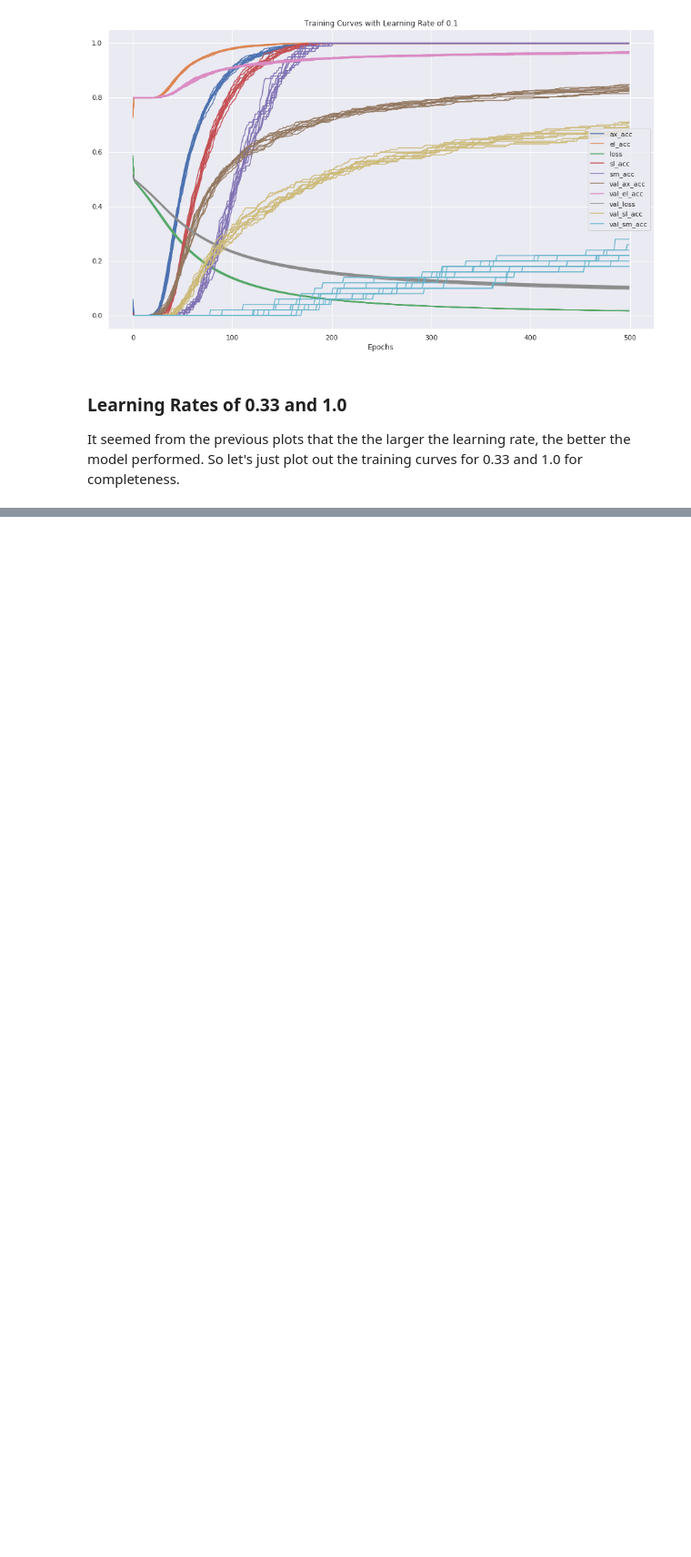
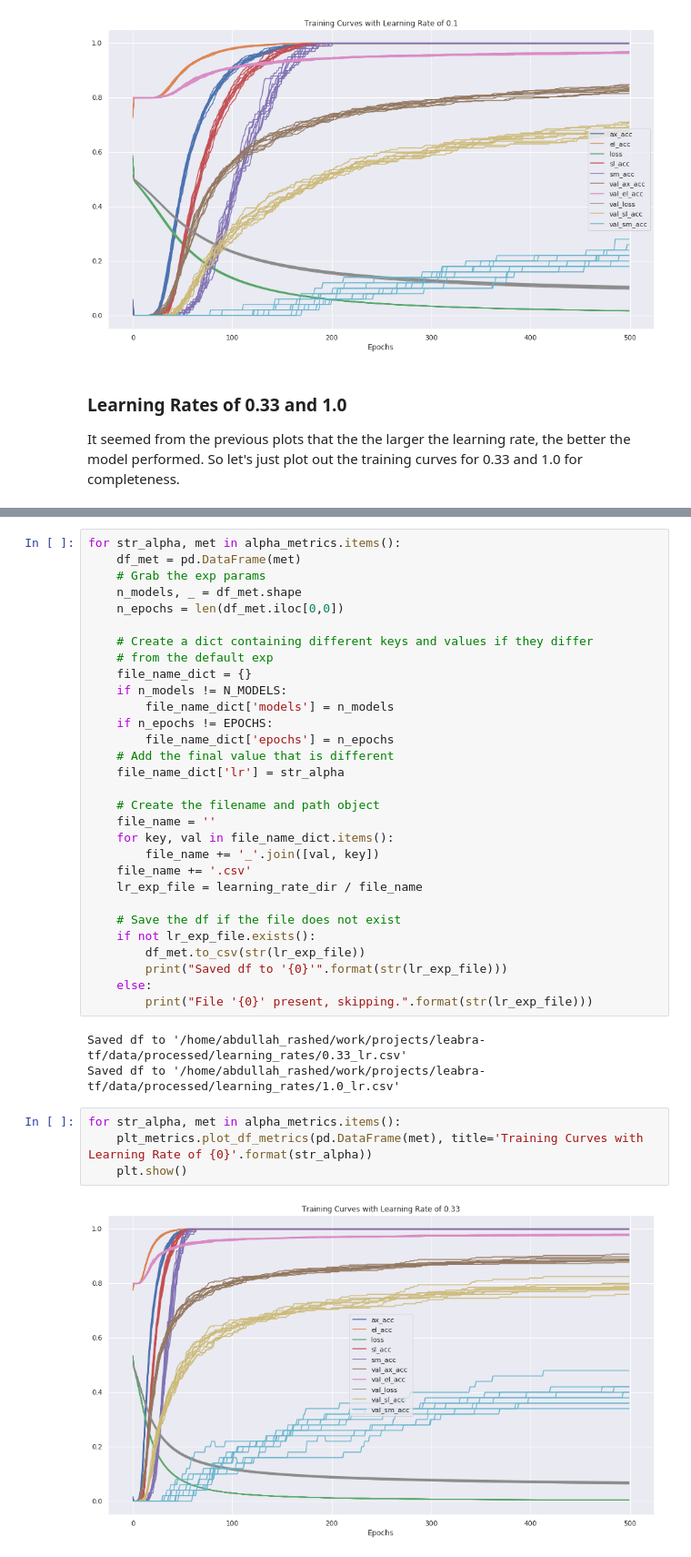
Before and after one commit to apra93/leabra-tf, a Jupyter notebook: docs/source/notebooks/0.4-Exploring-Different-Learning-Rates.ipynb, the cells around one changed output, grey strips where cells are left out. Shown at 91% size. Cells and saved outputs as stored; diff of their text form; blank space fills up the shorter version.

Commit message:
nb-0.4: Finished the last set of plots.

```diff
--- a/docs/source/notebooks/0.4-Exploring-Different-Learning-Rates.ipynb
+++ b/docs/source/notebooks/0.4-Exploring-Different-Learning-Rates.ipynb
@@ -574,0 +588,39 @@ Optimization Finished! Testing Sample Accuracy: 0.438
+# %%
+for str_alpha, met in alpha_metrics.items():
+    df_met = pd.DataFrame(met)
+    # Grab the exp params
+    n_models, _ = df_met.shape
+    n_epochs = len(df_met.iloc[0,0])
+
+    # Create a dict containing different keys and values if they differ
+    # from the default exp
+    file_name_dict = {}
+    if n_models != N_MODELS:
+        file_name_dict['models'] = n_models
+    if n_epochs != EPOCHS:
+        file_name_dict['epochs'] = n_epochs
+    # Add the final value that is different
+    file_name_dict['lr'] = str_alpha
+
+    # Create the filename and path object
+    file_name = ''
+    for key, val in file_name_dict.items():
+        file_name += '_'.join([val, key])
+    file_name += '.csv'
+    lr_exp_file = learning_rate_dir / file_name
+
+    # Save the df if the file does not exist
+    if not lr_exp_file.exists():
+        df_met.to_csv(str(lr_exp_file))
+        print("Saved df to '{0}'".format(str(lr_exp_file)))
+    else:
+        print("File '{0}' present, skipping.".format(str(lr_exp_file)))
+# %% [output]
+Saved df to '/home/abdullah_rashed/work/projects/leabra-tf/data/processed/learning_rates/0.33_lr.csv'
+Saved df to '/home/abdullah_rashed/work/projects/leabra-tf/data/processed/learning_rates/1.0_lr.csv'
+# %%
+for str_alpha, met in alpha_metrics.items():
+    plt_metrics.plot_df_metrics(pd.DataFrame(met), title='Training Curves with Learning Rate of {0}'.format(str_alpha))
+    plt.show()
+# %% [output]
+[figure, added]
```
Also changed, not shown: parts of 2 cells of this notebook.
